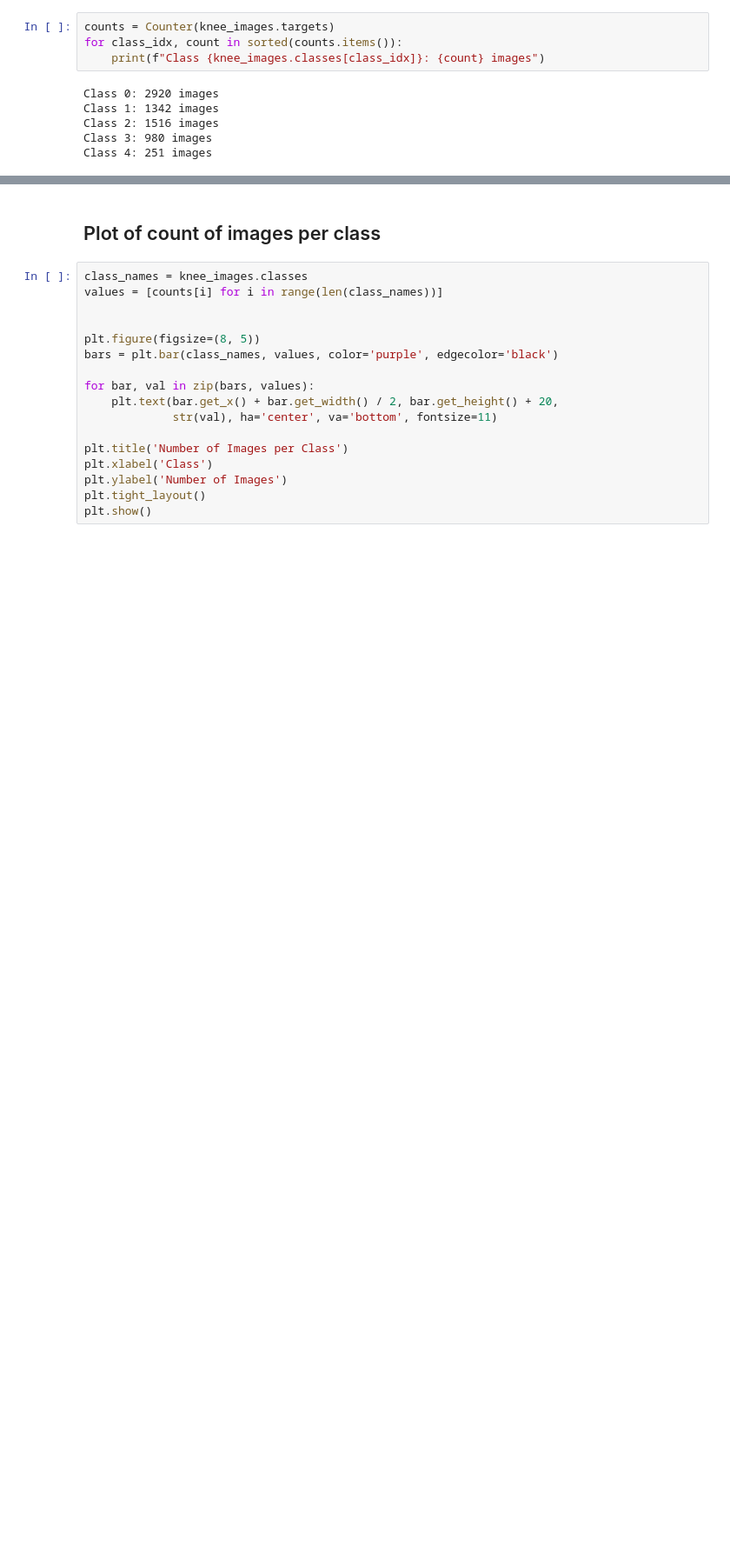
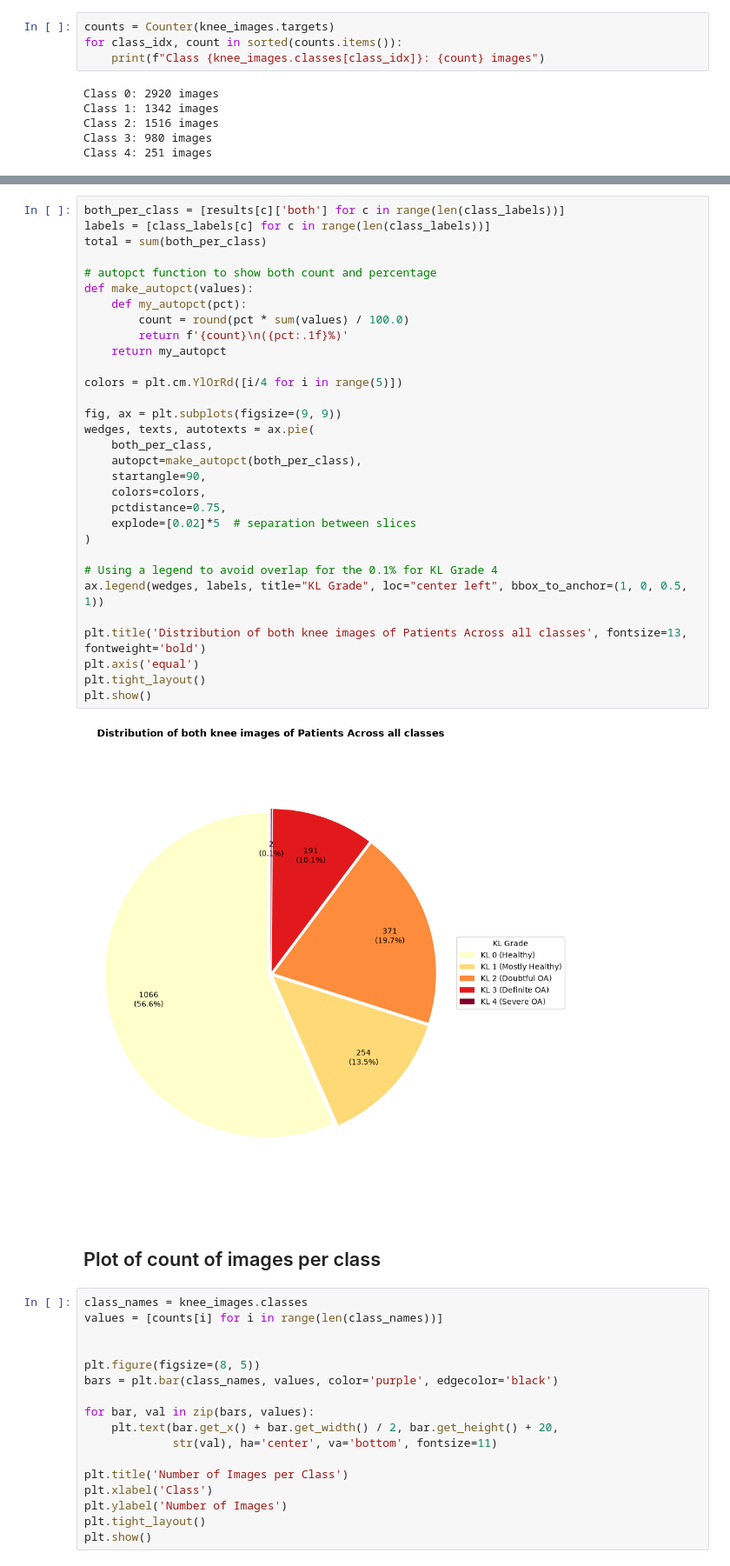
Before and after one commit to mikakia/knee_osteo, a Jupyter notebook: notebooks/eda.ipynb, the cells around one changed output, grey strips where cells are left out. Shown at 87% size. Drawn from its saved outputs; the diff is of its cells as text; blank space fills up the shorter version.

```diff
--- a/notebooks/eda.ipynb
+++ b/notebooks/eda.ipynb
@@ -64,3 +323,36 @@ torch.Size([3, 224, 224])
+# %%
+both_per_class = [results[c]['both'] for c in range(len(class_labels))]
+labels = [class_labels[c] for c in range(len(class_labels))]
+total = sum(both_per_class)
+
+# autopct function to show both count and percentage
+def make_autopct(values):
+    def my_autopct(pct):
+        count = round(pct * sum(values) / 100.0)
+        return f'{count}\n({pct:.1f}%)'
+    return my_autopct
+
+colors = plt.cm.YlOrRd([i/4 for i in range(5)])
+
+fig, ax = plt.subplots(figsize=(9, 9))
+wedges, texts, autotexts = ax.pie(
+    both_per_class,
+    autopct=make_autopct(both_per_class),
+    startangle=90,
+    colors=colors,
+    pctdistance=0.75,
+    explode=[0.02]*5  # separation between slices
+)
+
+# Using a legend to avoid overlap for the 0.1% for KL Grade 4
+ax.legend(wedges, labels, title="KL Grade", loc="center left", bbox_to_anchor=(1, 0, 0.5, 1))
+
+plt.title('Distribution of both knee images of Patients Across all classes', fontsize=13, fontweight='bold')
+plt.axis('equal')
+plt.tight_layout()
+plt.show()
+# %% [output]
+[figure, added]
 # %% [markdown]
 ## Plot of count of images per class
 # %%
```
Also changed, not shown: parts of 25 cells of this notebook.
